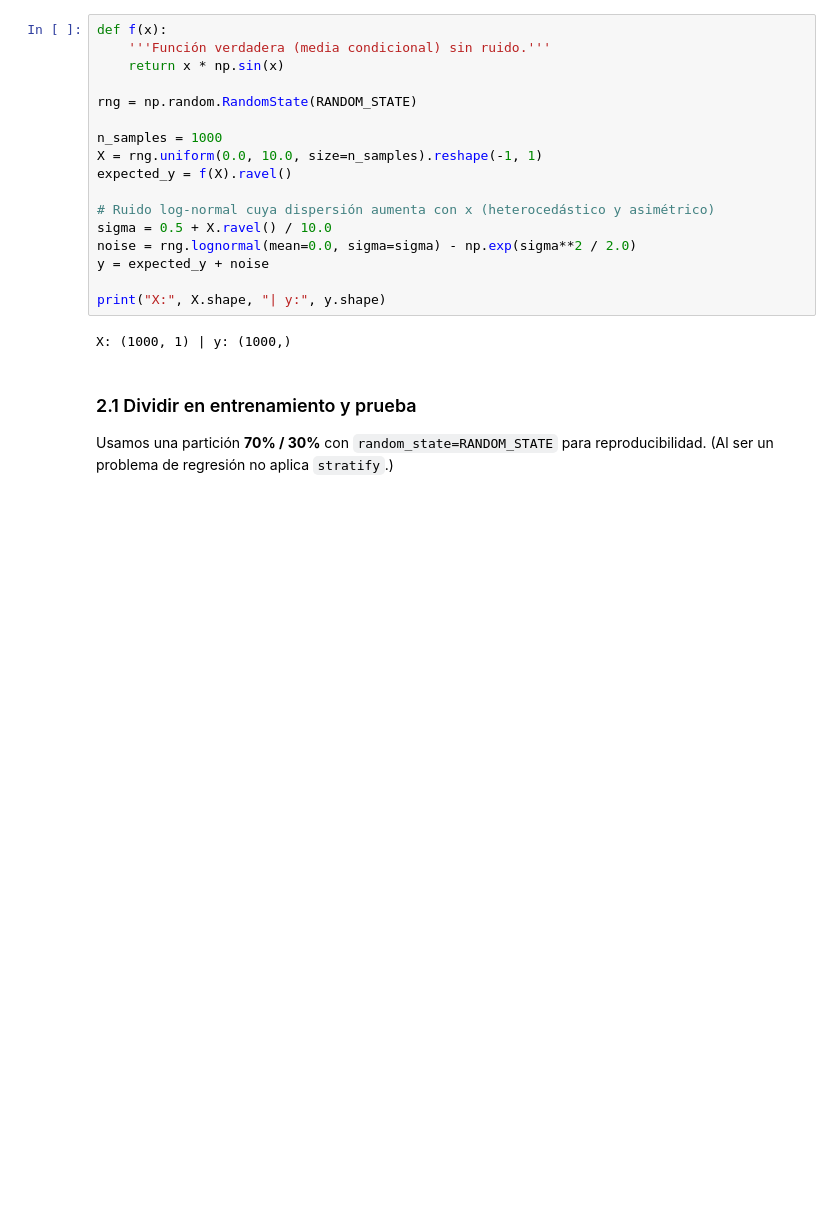
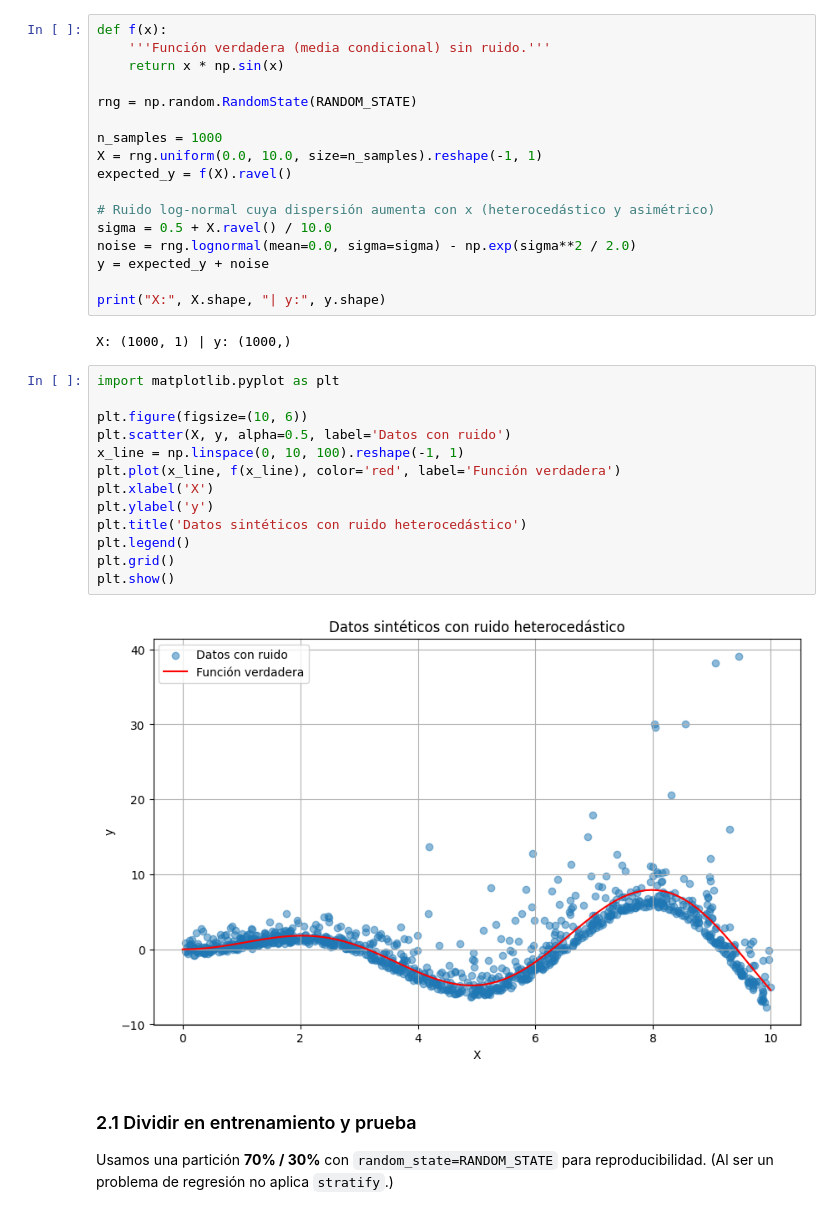
Before and after one commit to shernandez-ucm/Machine_Learning_MDS211, a Jupyter notebook: laboratorios/4.-laboratorio_redes_neuronales_mlp.ipynb, the cells around one changed output. Drawn from its saved outputs; the diff is of its cells as text; blank space fills up the shorter version.

```diff
--- a/laboratorios/4.-laboratorio_redes_neuronales_mlp.ipynb
+++ b/laboratorios/4.-laboratorio_redes_neuronales_mlp.ipynb
@@ -73,6 +73,21 @@ y = expected_y + noise
 print("X:", X.shape, "| y:", y.shape)
 # %% [output]
 X: (1000, 1) | y: (1000,)
+# %%
+import matplotlib.pyplot as plt
+
+plt.figure(figsize=(10, 6))
+plt.scatter(X, y, alpha=0.5, label='Datos con ruido')
+x_line = np.linspace(0, 10, 100).reshape(-1, 1)
+plt.plot(x_line, f(x_line), color='red', label='Función verdadera')
+plt.xlabel('X')
+plt.ylabel('y')
+plt.title('Datos sintéticos con ruido heterocedástico')
+plt.legend()
+plt.grid()
+plt.show()
+# %% [output]
+[figure, added]
 # %% [markdown]
 ### 2.1 Dividir en entrenamiento y prueba
 
```
Also changed, not shown: parts of 17 cells of this notebook.
